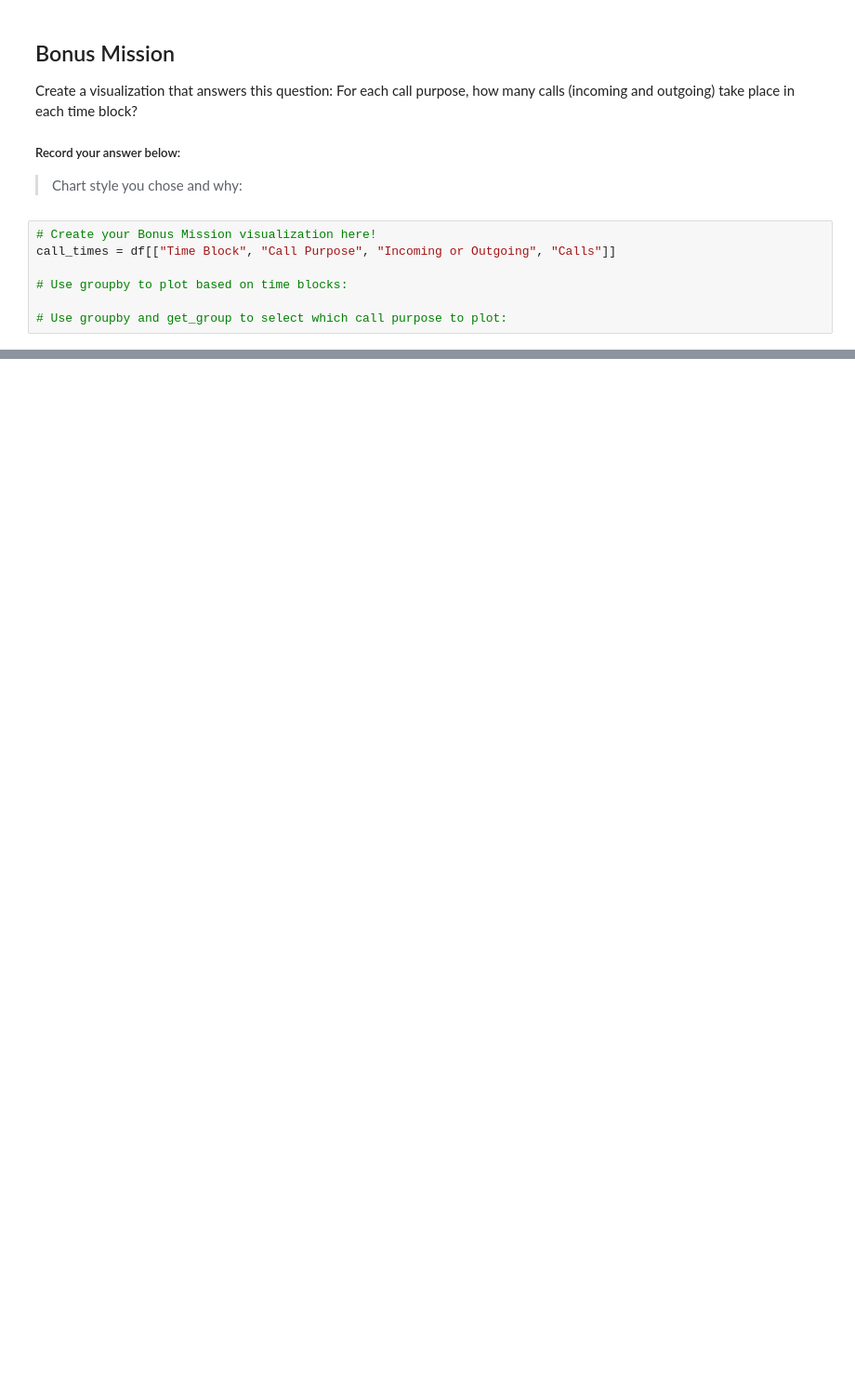
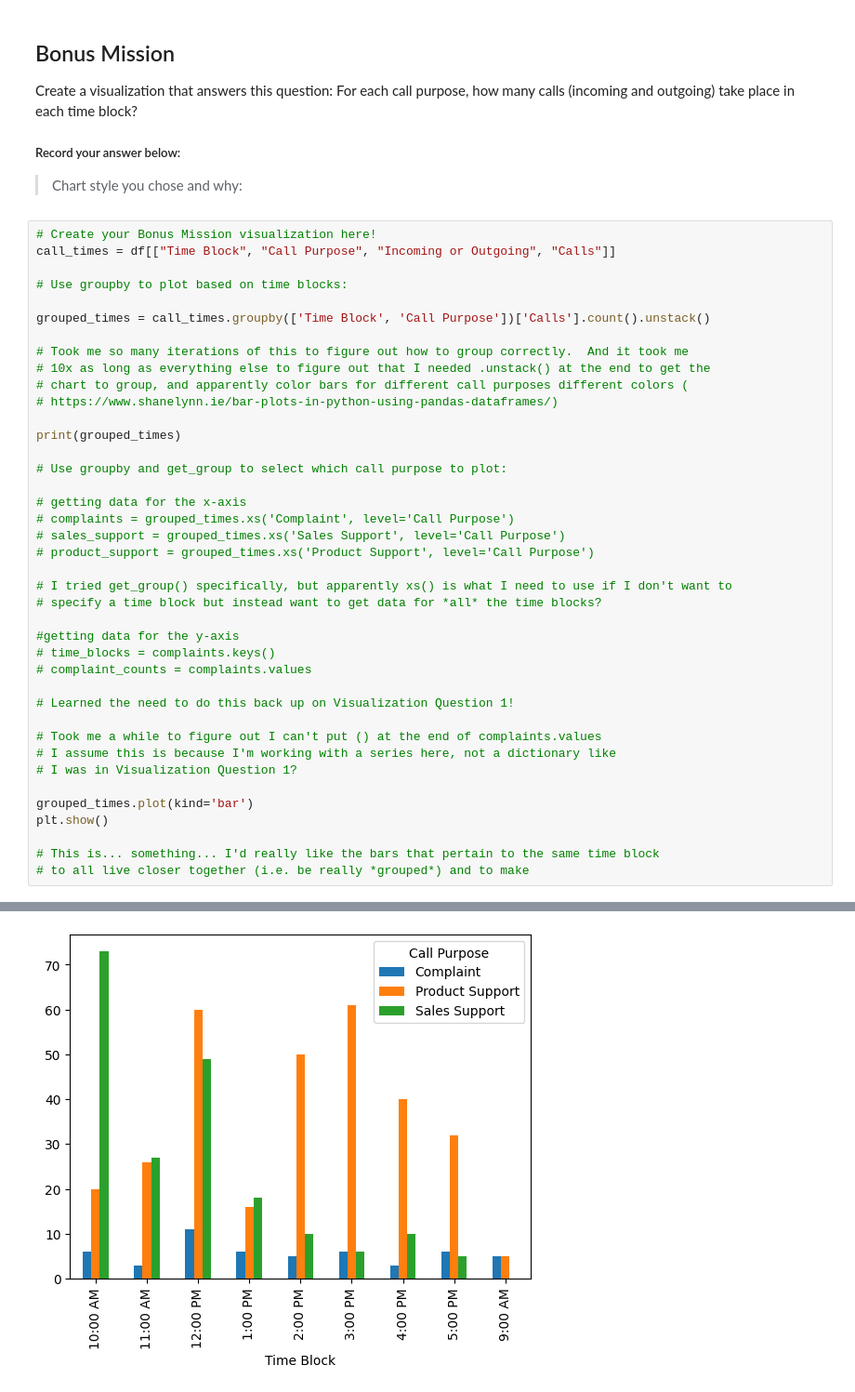
Before and after one commit to bradleytkay/call-center-cleanup-assignment, a Jupyter notebook: Call_Center_Cleanup.ipynb, the cells around one changed output, grey strips where cells are left out. Shown at 93% size. Drawn from its saved outputs; the diff is of its cells as text; blank space fills up the shorter version.

```diff
--- a/Call_Center_Cleanup.ipynb
+++ b/Call_Center_Cleanup.ipynb
@@ -649,5 +722,38 @@ call_times = df[["Time Block", "Call Purpose", "Incoming or Outgoing", "Calls"]]
 
 # Use groupby to plot based on time blocks:
 
+grouped_times = call_times.groupby(['Time Block', 'Call Purpose'])['Calls'].count().unstack()
+
+# Took me so many iterations of this to figure out how to group correctly.  And it took me
+# 10x as long as everything else to figure out that I needed .unstack() at the end to get the
+# chart to group, and apparently color bars for different call purposes different colors (
+# https://www.shanelynn.ie/bar-plots-in-python-using-pandas-dataframes/)
+
+print(grouped_times)
+
 # Use groupby and get_group to select which call purpose to plot:
+
+# getting data for the x-axis
+# complaints = grouped_times.xs('Complaint', level='Call Purpose')
+# sales_support = grouped_times.xs('Sales Support', level='Call Purpose')
+# product_support = grouped_times.xs('Product Support', level='Call Purpose')
+
+# I tried get_group() specifically, but apparently xs() is what I need to use if I don't want to
+# specify a time block but instead want to get data for *all* the time blocks?
+
+#getting data for the y-axis
+# time_blocks = complaints.keys()
+# complaint_counts = complaints.values
+
+# Learned the need to do this back up on Visualization Question 1!
+
+# Took me a while to figure out I can't put () at the end of complaints.values
+# I assume this is because I'm working with a series here, not a dictionary like
+# I was in Visualization Question 1?
+
+grouped_times.plot(kind='bar')
+plt.show()
+
+# This is... something... I'd really like the bars that pertain to the same time block
+# to all live closer together (i.e. be really *grouped*) and to make
 # %% [output]
@@ -654,0 +771 @@ NameError: name 'df' is not defined
+[figure, added]
```
Also changed, not shown: parts of 11 cells of this notebook.
